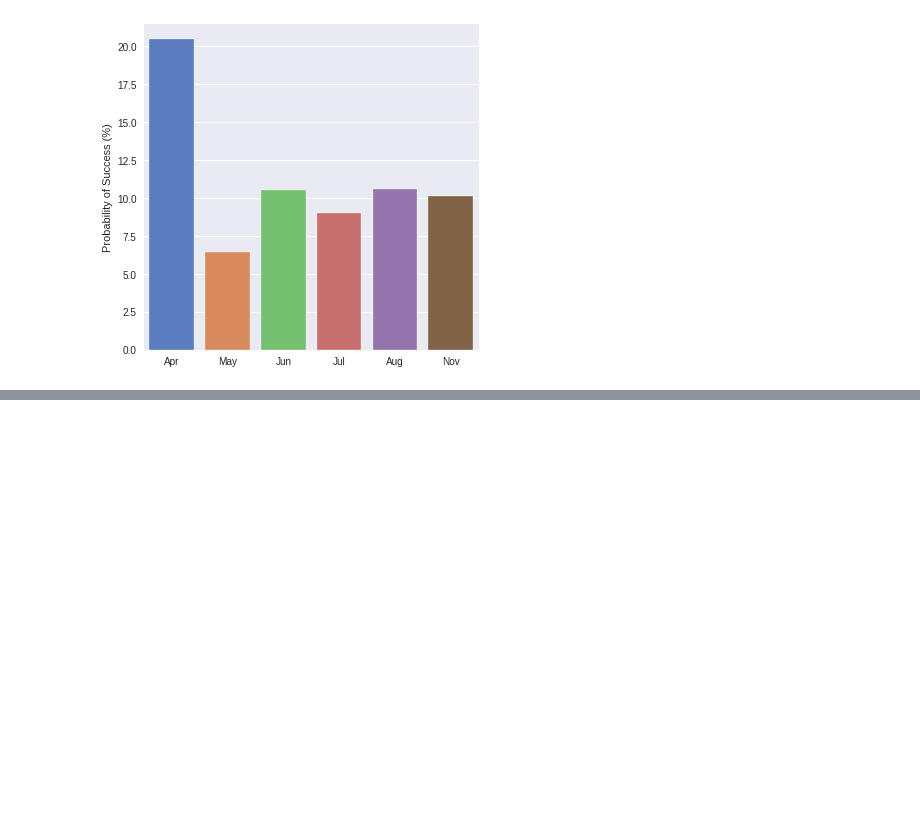
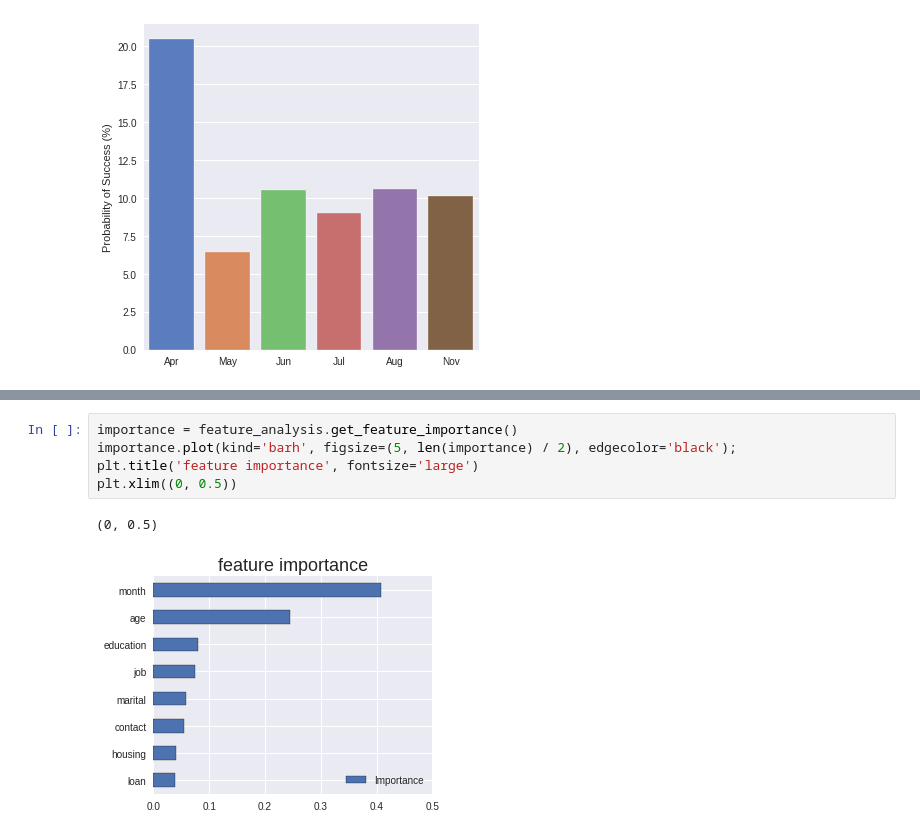
Before and after one commit to sepehrfrgh/ece143_direct_marketing, a Jupyter notebook: analysis-notebook.ipynb, the cells around one changed output, grey strips where cells are left out. Saved outputs shown, nothing was run; the diff lists cells and outputs as text; blank space fills up the shorter version.

```diff
--- a/analysis-notebook.ipynb
+++ b/analysis-notebook.ipynb
@@ -286,0 +362,8 @@ fi.show()
+# %%
+importance = feature_analysis.get_feature_importance()
+importance.plot(kind='barh', figsize=(5, len(importance) / 2), edgecolor='black');
+plt.title('feature importance', fontsize='large')
+plt.xlim((0, 0.5))
+# %% [output]
+(0, 0.5)
+[figure, added]
```
Also changed, not shown: parts of 10 cells of this notebook, 4 other files.
